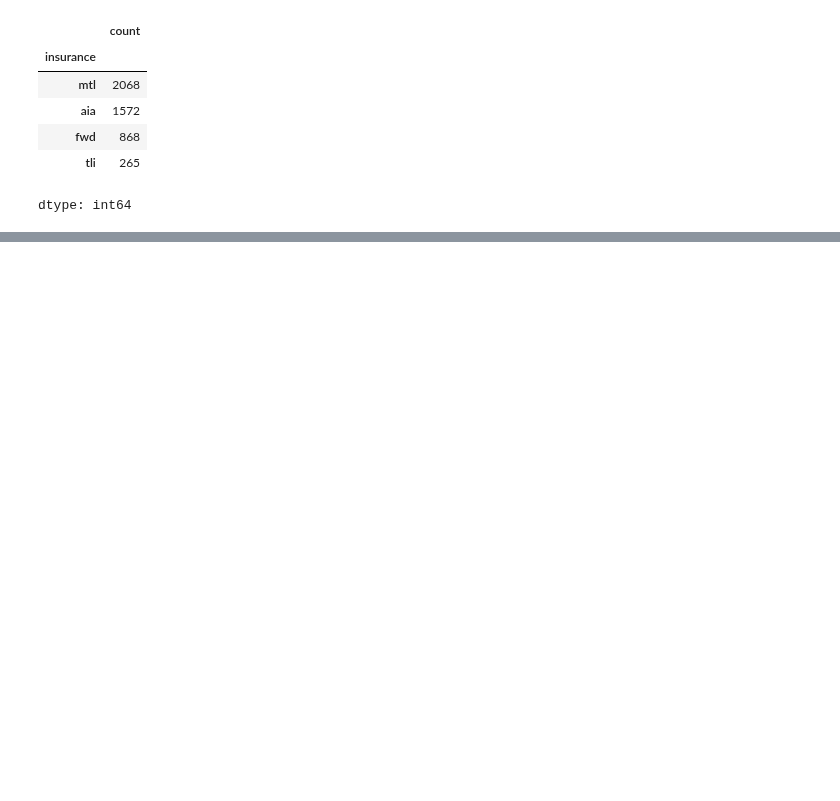
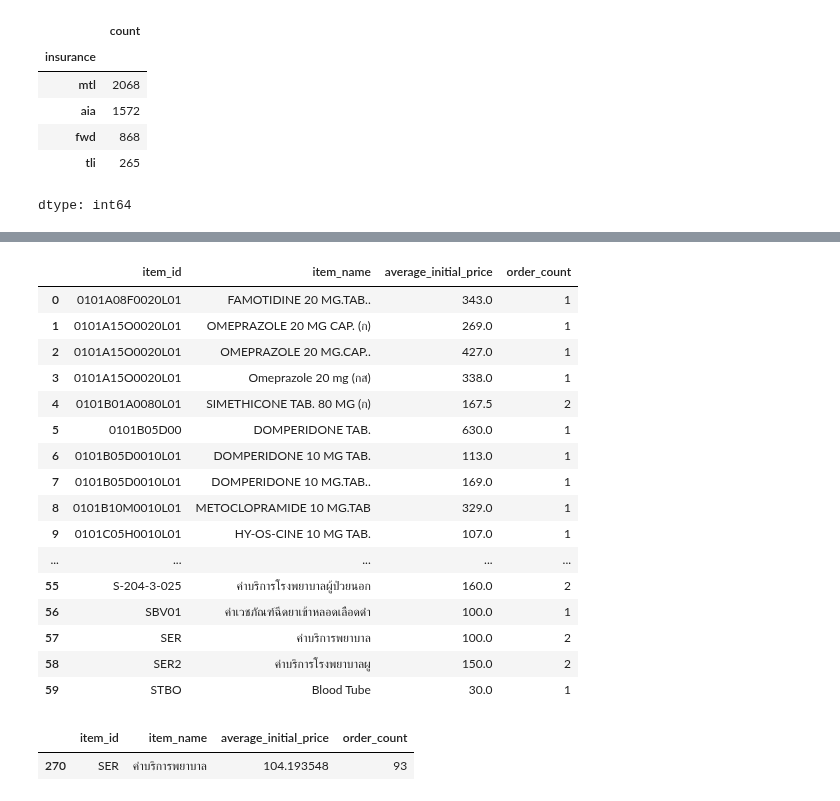
Before and after one commit to nxxk23/AI-Engineer, a Jupyter notebook: fraud/response.ipynb, the cells around one changed output, grey strips where cells are left out. Cells and saved outputs as stored; diff of their text form; code cells hidden in the pictures; blank space fills up the shorter version.

```diff
--- a/fraud/response.ipynb
+++ b/fraud/response.ipynb
@@ -105,0 +121,46 @@ js.loads(approve[approve['insurance']=='aia']['response'].iloc[0])
+# %%
+import json
+
+# กรองข้อมูลที่เป็นโรคที่ต้องการ เช่น "K300"
+filtered_data = focus[
+    focus['diagnosis'].apply(lambda x: any(d.get('icd10') == 'K300' for d in x))
+]
+
+# สร้าง list เก็บ order_item ที่เกี่ยวข้องกับโรคที่กรองได้
+order_items = []
+for items in filtered_data['order_item']:
+    for item in items:
+        order_items.append(item)
+
+# แปลง order_items เป็น DataFrame เพื่อช่วยในการคำนวณ
+order_items_df = pd.DataFrame(order_items)
+
+# แปลง initial เป็น float ใน order_items_df
+order_items_df['initial'] = order_items_df['initial'].astype(float)
+
+# คำนวณค่าราคากลาง (mean) ของแต่ละ item_id, รวม item_name และจำนวนการสั่ง (count)
+order_item_summary = order_items_df.groupby(['item_id', 'item_name']).agg(
+    average_initial_price=('initial', 'mean'),
+    order_count=('initial', 'count')
+).reset_index()
+
+# แสดงผลรายการ order_item, item_name, ราคากลาง และจำนวนการสั่ง
+order_item_summary
+# %% [output]
+|  | item_id | item_name | average_initial_price | order_count |
+| 0 | 0101A08F0020L01 | FAMOTIDINE 20 MG.TAB.. | 343.0 | 1 |
+| 1 | 0101A15O0020L01 | OMEPRAZOLE 20 MG CAP. (ก) | 269.0 | 1 |
+| 2 | 0101A15O0020L01 | OMEPRAZOLE 20 MG.CAP.. | 427.0 | 1 |
+| 3 | 0101A15O0020L01 | Omeprazole 20 mg (กส) | 338.0 | 1 |
+| 4 | 0101B01A0080L01 | SIMETHICONE TAB. 80 MG (ก) | 167.5 | 2 |
+| 5 | 0101B05D00 | DOMPERIDONE TAB. | 630.0 | 1 |
+| 6 | 0101B05D0010L01 | DOMPERIDONE 10 MG TAB. | 113.0 | 1 |
+| 7 | 0101B05D0010L01 | DOMPERIDONE 10 MG.TAB.. | 169.0 | 1 |
+| 8 | 0101B10M0010L01 | METOCLOPRAMIDE 10 MG.TAB | 329.0 | 1 |
+| 9 | 0101C05H0010L01 | HY-OS-CINE 10 MG TAB. | 107.0 | 1 |
+| ... | ... | ... | ... | ... |
+| 55 | S-204-3-025 | ค่าบริการโรงพยาบาลผู้ป่วยนอก | 160.0 | 2 |
+| 56 | SBV01 | ค่าเวชภัณฑ์ฉีดยาเข้าหลอดเลือดดำ | 100.0 | 1 |
+| 57 | SER | ค่าบริการพยาบาล | 100.0 | 2 |
+| 58 | SER2 | ค่าบริการโรงพยาบาลผู | 150.0 | 2 |
+| 59 | STBO | Blood Tube | 30.0 | 1 |
@@ -105,0 +173,31 @@ js.loads(approve[approve['insurance']=='aia']['response'].iloc[0])
+# %%
+import json
+
+# กรองข้อมูลที่เป็นโรคที่ต้องการ เช่น "K300"
+filtered_data = focus[
+    focus['diagnosis'].apply(lambda x: any(d.get('icd10') == 'J069' for d in x))
+]
+
+# สร้าง list เก็บ order_item ที่เกี่ยวข้องกับโรคที่กรองได้
+order_items = []
+for items in filtered_data['order_item']:
+    for item in items:
+        order_items.append(item)
+
+# แปลง order_items เป็น DataFrame เพื่อช่วยในการคำนวณ
+order_items_df = pd.DataFrame(order_items)
+
+# แปลง initial เป็น float ใน order_items_df
+order_items_df['initial'] = order_items_df['initial'].astype(float)
+
+# คำนวณค่าราคากลาง (mean) ของแต่ละ item_id, รวม item_name และจำนวนการสั่ง (count)
+order_item_summary = order_items_df.groupby(['item_id', 'item_name']).agg(
+    average_initial_price=('initial', 'mean'),
+    order_count=('initial', 'count')
+).reset_index()
+
+# แสดงผลรายการ order_item, item_name, ราคากลาง และจำนวนการสั่ง
+order_item_summary[order_item_summary['item_id']=='SER']
+# %% [output]
+|  | item_id | item_name | average_initial_price | order_count |
+| 270 | SER | ค่าบริการพยาบาล | 104.193548 | 93 |
```
Also changed, not shown: parts of 9 cells of this notebook.
